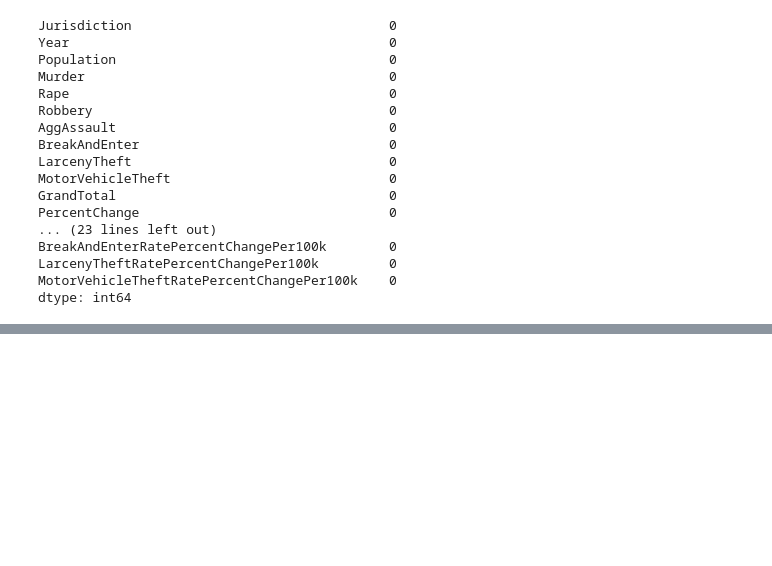
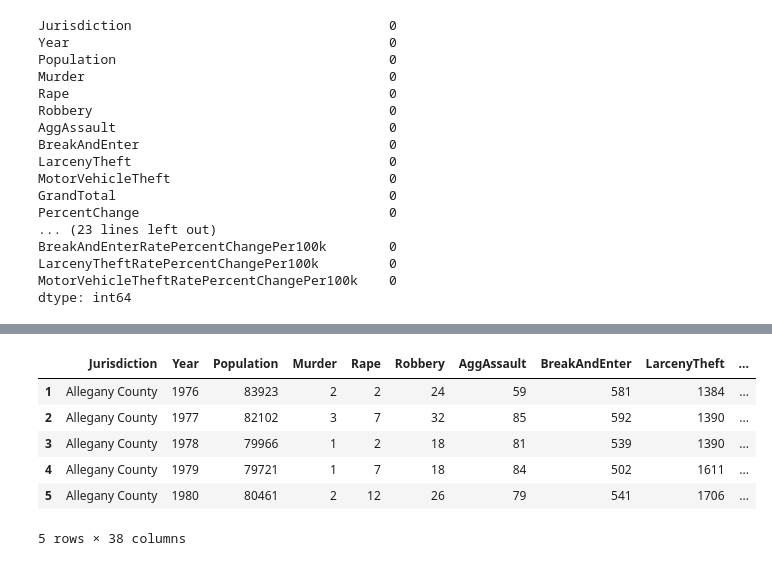
Before and after one commit to Mohammed-Mebarek-Mecheter/Data-in-Motion, a Jupyter notebook: SafeMaryland/profiling&cleaning.ipynb, the cells around one changed output, grey strips where cells are left out. Saved outputs shown, nothing was run; the diff lists cells and outputs as text; code cells hidden in the pictures; blank space fills up the shorter version.

```diff
--- a/SafeMaryland/profiling&cleaning.ipynb
+++ b/SafeMaryland/profiling&cleaning.ipynb
@@ -66,29 +68,3 @@ df.describe()
 | 75% | 2009.000000 | 2.375618e+05 | 7.000000 | 46.000000 | 186.250000 | 545.500000 | 1230.000000 | 3766.250000 | 413.250000 | ... |
 | max | 2020.000000 | 1.062595e+06 | 353.000000 | 754.000000 | 12408.000000 | 10536.000000 | 18604.000000 | 46750.000000 | 18482.000000 | ... |
 8 rows × 37 columns
-# %%
-import numpy as np
-# Define columns to treat for outliers
-outlier_columns = ['MURDER', 'RAPE', 'ROBBERY', 'AGG. ASSAULT', 'B & E', 'LARCENY THEFT', 'M/V THEFT', 'GRAND TOTAL']
-
-# Function to replace outliers with median and count changes
-def replace_outliers_with_median(df, columns):
-    changes_count = {}
-    for column in columns:
-        col_zscore = stats.zscore(df[column])
-        abs_zscore = np.abs(col_zscore)
-        median_value = df[column].median()
-        # Identify rows to be changed
-        rows_to_change = abs_zscore > 3
-        # Count the number of changes
-        changes_count[column] = rows_to_change.sum()
-        # Replace outliers with median
-        df[column] = np.where(rows_to_change, median_value, df[column])
-    return df, changes_count
-
-# Replace outliers in specified columns and get the count of changes
-df_cleaned, changes_count = replace_outliers_with_median(df, outlier_columns)
-
-# Print the number of rows changed for each column
-for column, count in changes_count.items():
-    print(f'{column}: {count} rows changed')
@@ -103,0 +71,7 @@ GRAND TOTAL: 32 rows changed
+# %%
+import numpy as np
+
+# Handle zero values
+df = df.replace(0, np.nan)
+# Forward fill missing values
+df = df.ffill()
@@ -250,3 +426,13 @@ memory usage: 329.1+ KB
 # %%
 # Save the cleaned dataset to a new CSV file
 df_cleaned.to_csv('data/cleaned_MD_Crime_Data.csv', index=False)
+# %%
+df_cleaned.head()
+# %% [output]
+|  | Jurisdiction | Year | Population | Murder | Rape | Robbery | AggAssault | BreakAndEnter | LarcenyTheft | ... |
+| 1 | Allegany County | 1976 | 83923 | 2 | 2 | 24 | 59 | 581 | 1384 | ... |
+| 2 | Allegany County | 1977 | 82102 | 3 | 7 | 32 | 85 | 592 | 1390 | ... |
+| 3 | Allegany County | 1978 | 79966 | 1 | 2 | 18 | 81 | 539 | 1390 | ... |
+| 4 | Allegany County | 1979 | 79721 | 1 | 7 | 18 | 84 | 502 | 1611 | ... |
+| 5 | Allegany County | 1980 | 80461 | 2 | 12 | 26 | 79 | 541 | 1706 | ... |
+5 rows × 38 columns
```
Also changed, not shown: parts of 18 cells of this notebook, 3 other files.
